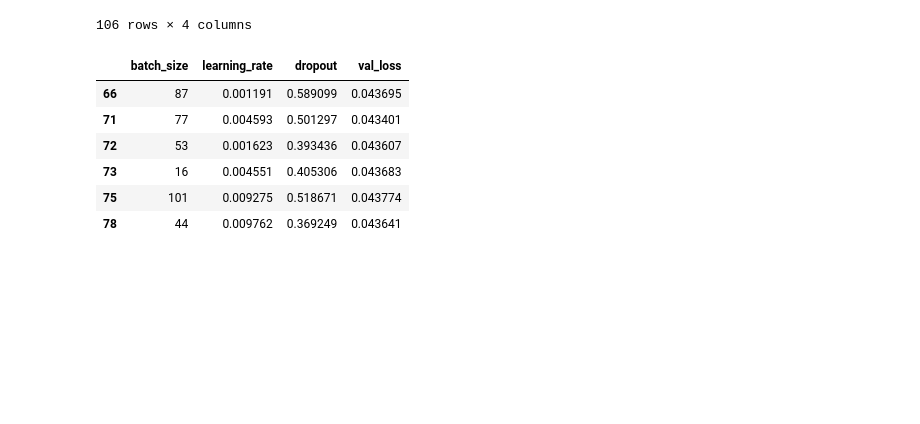
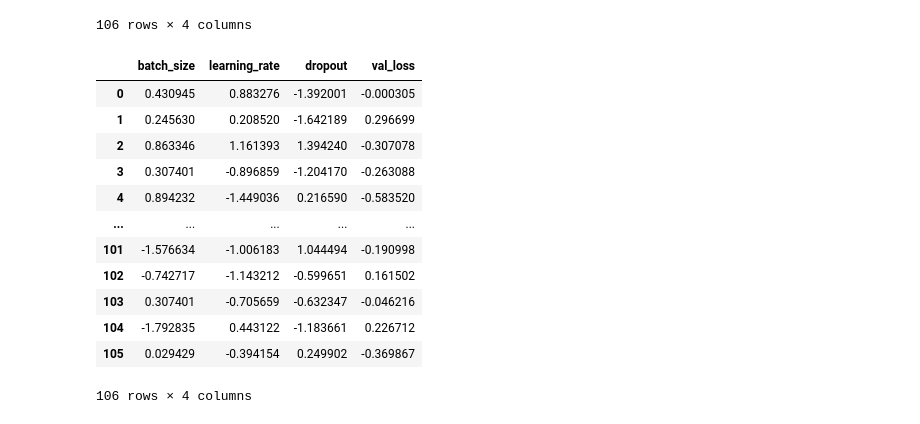
Before and after one commit to viettran295/cnn_thesis, a Jupyter notebook: multi_regression.ipynb, the cells around one changed output. Drawn from its saved outputs; the diff is of its cells as text; code cells hidden in the pictures; blank space fills up the shorter version.

```diff
--- a/multi_regression.ipynb
+++ b/multi_regression.ipynb
@@ -19,14 +19,24 @@ df
 | 110 | 11 | 0.006461 | 0.197863 | 0.057371 |
 | 111 | 70 | 0.004063 | 0.456006 | 0.053523 |
 106 rows × 4 columns
-# %%
-min_df = df[df['val_loss'] < 0.044]
-min_df
-# %% [output]
-|  | batch_size | learning_rate | dropout | val_loss |
-| 66 | 87 | 0.001191 | 0.589099 | 0.043695 |
-| 71 | 77 | 0.004593 | 0.501297 | 0.043401 |
-| 72 | 53 | 0.001623 | 0.393436 | 0.043607 |
-| 73 | 16 | 0.004551 | 0.405306 | 0.043683 |
-| 75 | 101 | 0.009275 | 0.518671 | 0.043774 |
-| 78 | 44 | 0.009762 | 0.369249 | 0.043641 |
+# %%
+from sklearn.preprocessing import StandardScaler
+
+scaler = StandardScaler()
+standard_df = scaler.fit_transform(df)
+standard_df = pd.DataFrame(standard_df, columns=df.columns)
+standard_df
+# %% [output]
+|  | batch_size | learning_rate | dropout | val_loss |
+| 0 | 0.430945 | 0.883276 | -1.392001 | -0.000305 |
+| 1 | 0.245630 | 0.208520 | -1.642189 | 0.296699 |
+| 2 | 0.863346 | 1.161393 | 1.394240 | -0.307078 |
+| 3 | 0.307401 | -0.896859 | -1.204170 | -0.263088 |
+| 4 | 0.894232 | -1.449036 | 0.216590 | -0.583520 |
+| ... | ... | ... | ... | ... |
+| 101 | -1.576634 | -1.006183 | 1.044494 | -0.190998 |
+| 102 | -0.742717 | -1.143212 | -0.599651 | 0.161502 |
+| 103 | 0.307401 | -0.705659 | -0.632347 | -0.046216 |
+| 104 | -1.792835 | 0.443122 | -1.183661 | 0.226712 |
+| 105 | 0.029429 | -0.394154 | 0.249902 | -0.369867 |
+106 rows × 4 columns
```
Also changed, not shown: parts of 3 cells of this notebook, 1 other file.
